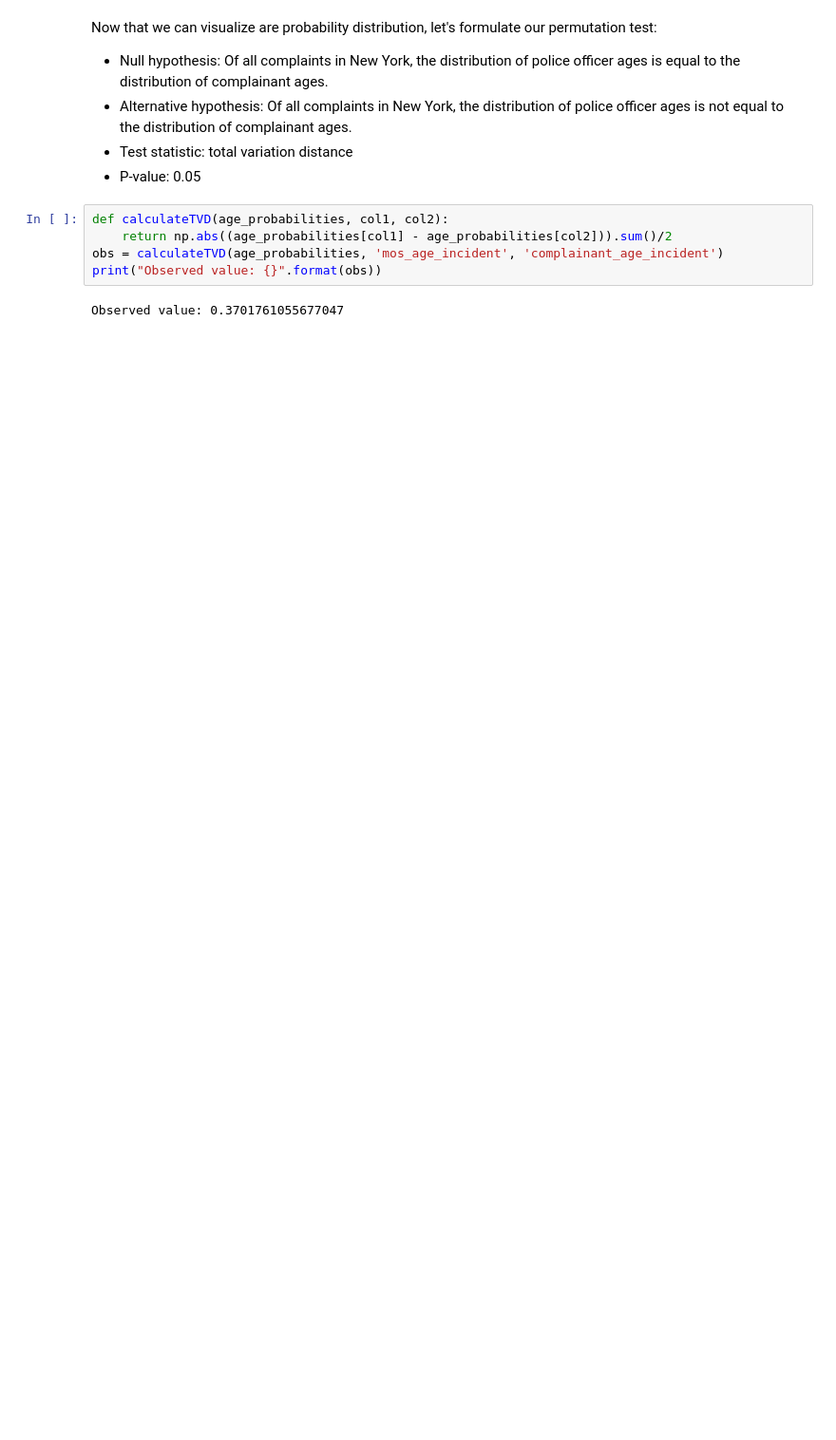
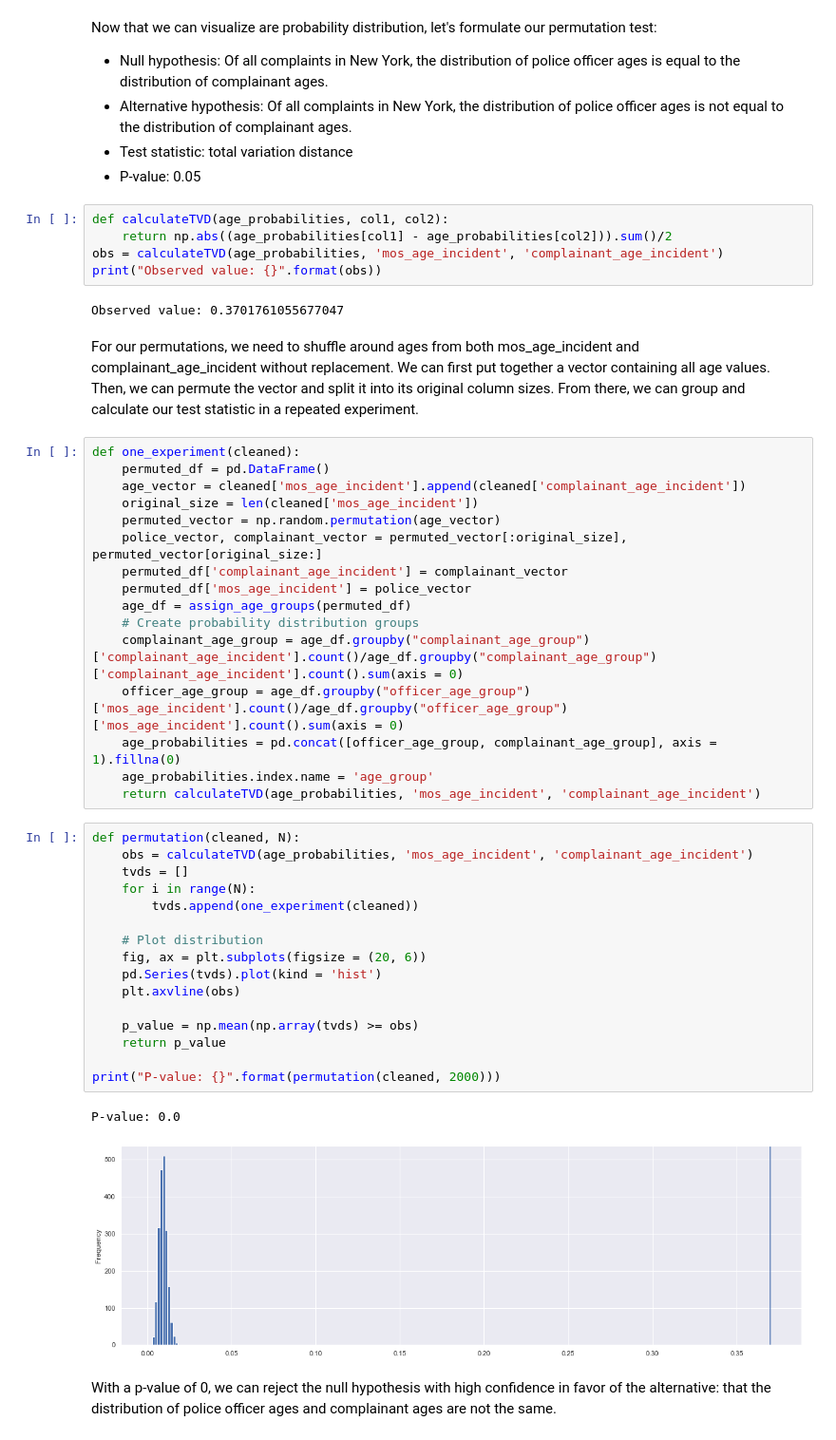
Before and after one commit to RyanHUNGry/nypd-civilian-complaints-EDA, a Jupyter notebook: notebook.ipynb, the cells around one changed output. Shown at 95% size. Saved outputs shown, nothing was run; the diff lists cells and outputs as text; blank space fills up the shorter version.

Commit message:
Finished 1st permutation test

```diff
--- a/notebook.ipynb
+++ b/notebook.ipynb
@@ -333,3 +334,42 @@ obs = calculateTVD(age_probabilities, 'mos_age_incident', 'complainant_age_incid
 print("Observed value: {}".format(obs))
 # %% [output]
 Observed value: 0.3701761055677047
+# %% [markdown]
+For our permutations, we need to shuffle around ages from both mos_age_incident and complainant_age_incident without replacement. We can first put together a vector containing all age values. Then, we can permute the vector and split it into its original column sizes. From there, we can group and calculate our test statistic in a repeated experiment.
+# %%
+def one_experiment(cleaned):
+    permuted_df = pd.DataFrame()
+    age_vector = cleaned['mos_age_incident'].append(cleaned['complainant_age_incident'])
+    original_size = len(cleaned['mos_age_incident'])
+    permuted_vector = np.random.permutation(age_vector)
+    police_vector, complainant_vector = permuted_vector[:original_size], permuted_vector[original_size:]
+    permuted_df['complainant_age_incident'] = complainant_vector
+    permuted_df['mos_age_incident'] = police_vector
+    age_df = assign_age_groups(permuted_df)
+    # Create probability distribution groups
+    complainant_age_group = age_df.groupby("complainant_age_group")['complainant_age_incident'].count()/age_df.groupby("complainant_age_group")['complainant_age_incident'].count().sum(axis = 0)
+    officer_age_group = age_df.groupby("officer_age_group")['mos_age_incident'].count()/age_df.groupby("officer_age_group")['mos_age_incident'].count().sum(axis = 0)
+    age_probabilities = pd.concat([officer_age_group, complainant_age_group], axis = 1).fillna(0)
+    age_probabilities.index.name = 'age_group'
+    return calculateTVD(age_probabilities, 'mos_age_incident', 'complainant_age_incident')
+# %%
+def permutation(cleaned, N):
+    obs = calculateTVD(age_probabilities, 'mos_age_incident', 'complainant_age_incident')
+    tvds = []
+    for i in range(N):
+        tvds.append(one_experiment(cleaned))
+
+    # Plot distribution
+    fig, ax = plt.subplots(figsize = (20, 6))
+    pd.Series(tvds).plot(kind = 'hist')
+    plt.axvline(obs)
+
+    p_value = np.mean(np.array(tvds) >= obs)
+    return p_value
+
+print("P-value: {}".format(permutation(cleaned, 2000)))
+# %% [output]
+P-value: 0.0
+[figure, added]
+# %% [markdown]
+With a p-value of 0, we can reject the null hypothesis with high confidence in favor of the alternative: that the distribution of police officer ages and complainant ages are not the same.
```
Also changed, not shown: parts of 3 cells of this notebook.
